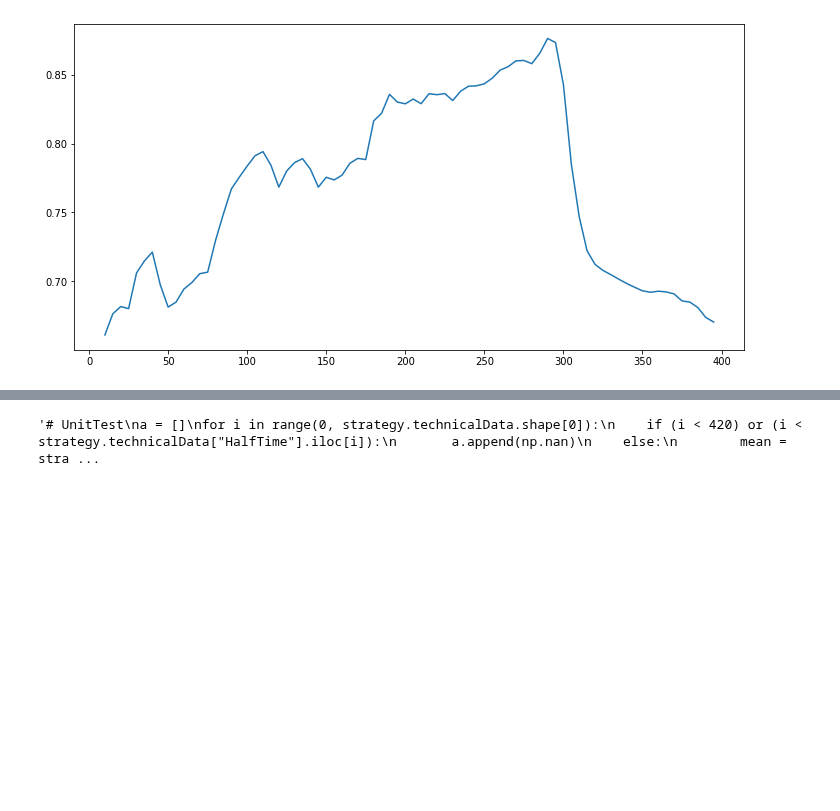
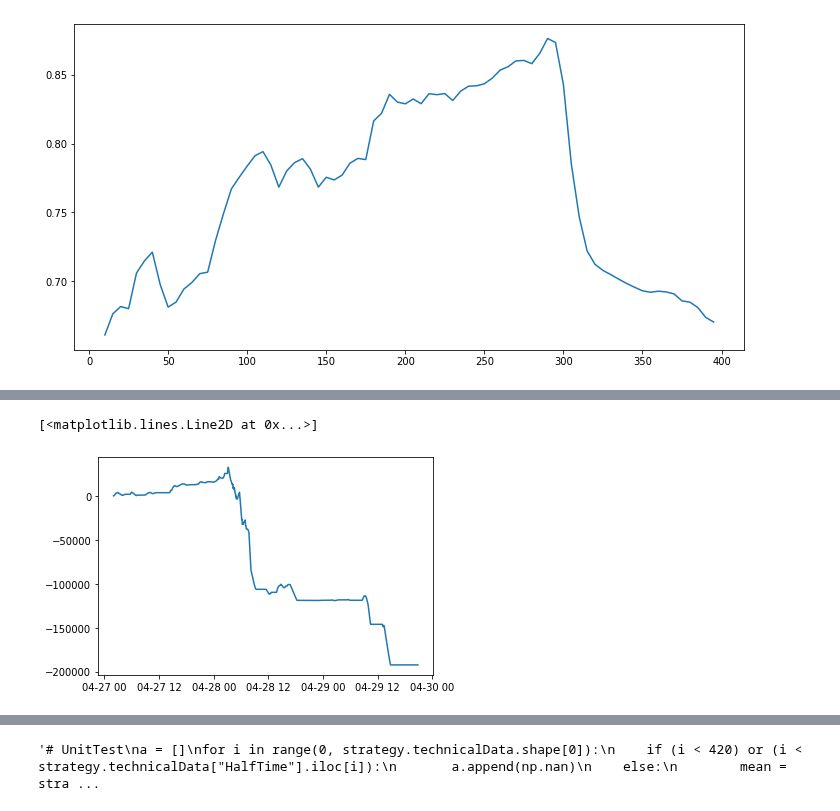
Before and after one commit to Molozey/algo-andrii, a Jupyter notebook: meanPrediction/mainTesting.ipynb, the cells around one changed output, grey strips where cells are left out. Cells and saved outputs as stored; diff of their text form; code cells hidden in the pictures; blank space fills up the shorter version.

```diff
--- a/meanPrediction/mainTesting.ipynb
+++ b/meanPrediction/mainTesting.ipynb
@@ -735,3 +781,8 @@ plt.plot(np.cumsum([x[0] for x in np.unique(z.head(80).apply(lambda x: make_prof
+# %%
+z
+# %% [output]
+[<matplotlib.lines.Line2D at 0x...>]
+[figure, added]
 # %%
 strategy.data.loc['2022-04-27 08:00:00':]
 # %% [output]
```
Also changed, not shown: parts of 5 cells of this notebook, 2 other files.
